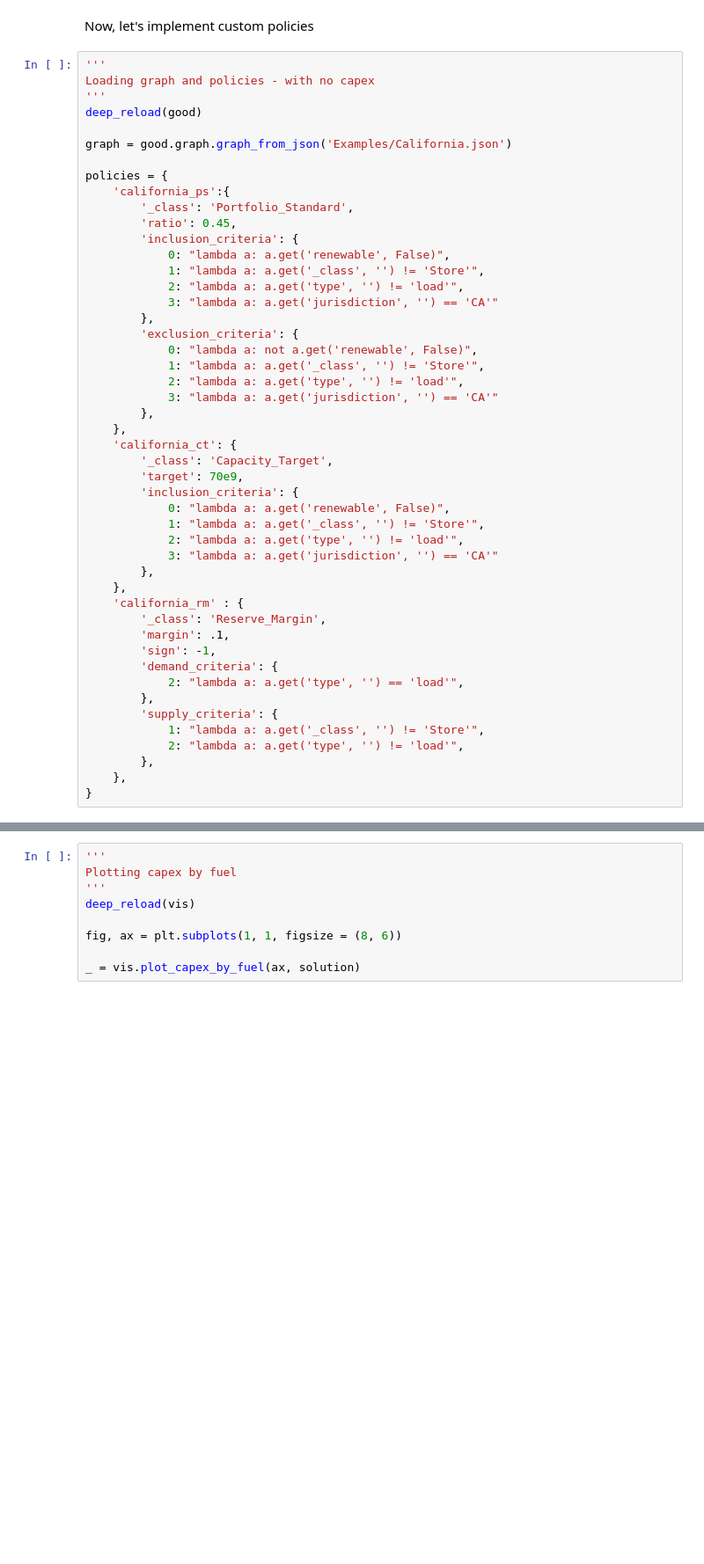
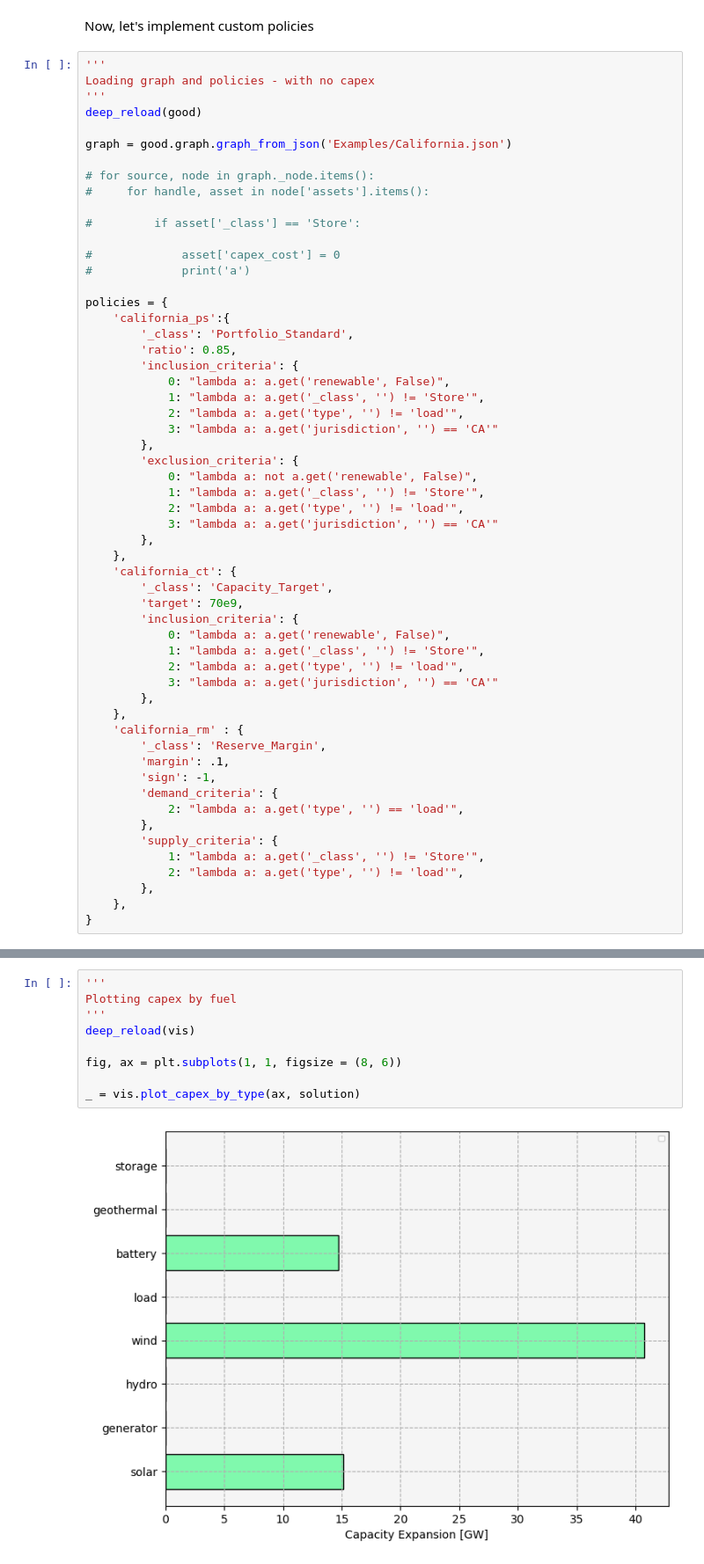
Before and after one commit to ucdavis/good_model, a Jupyter notebook: Example.ipynb, the cells around one changed output, grey strips where cells are left out. Shown at 88% size. Saved outputs shown, nothing was run; the diff lists cells and outputs as text; blank space fills up the shorter version.

```diff
--- a/Example.ipynb
+++ b/Example.ipynb
@@ -140,10 +162,18 @@ deep_reload(good)
 
 graph = good.graph.graph_from_json('Examples/California.json')
 
+# for source, node in graph._node.items():
+#     for handle, asset in node['assets'].items():
+
+#         if asset['_class'] == 'Store':
+
+#             asset['capex_cost'] = 0
+#             print('a')
+
 policies = {
     'california_ps':{
         '_class': 'Portfolio_Standard',
-        'ratio': 0.45,
+        'ratio': 0.85,
         'inclusion_criteria': {
             0: "lambda a: a.get('renewable', False)",
             1: "lambda a: a.get('_class', '') != 'Store'",
@@ -267,9 +315,11 @@ _ = vis.plot_generation_by_fuel(ax, solution)
 # %%
 '''
 Plotting capex by fuel
 '''
 deep_reload(vis)
 
 fig, ax = plt.subplots(1, 1, figsize = (8, 6))
 
-_ = vis.plot_capex_by_fuel(ax, solution)
+_ = vis.plot_capex_by_type(ax, solution)
+# %% [output]
+[figure, added]
```
Also changed, not shown: parts of 15 cells of this notebook, 3 other files.
